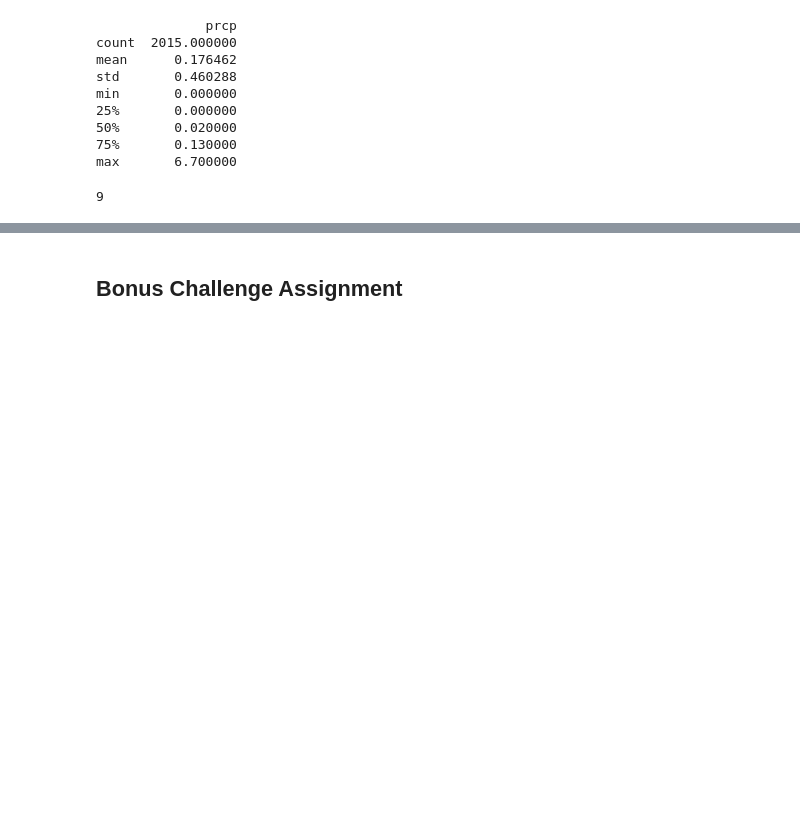
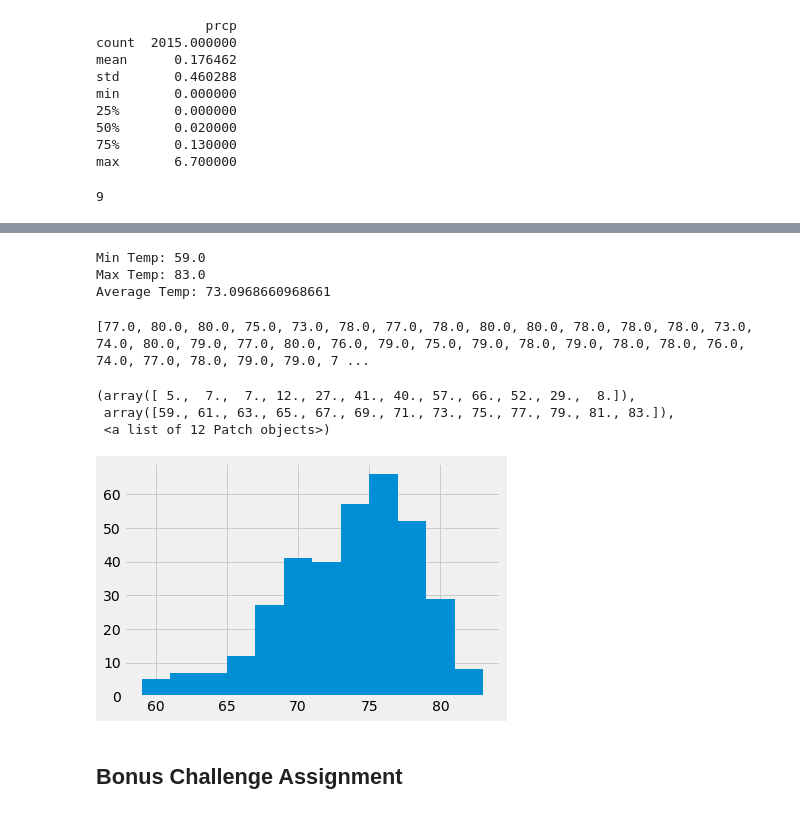
Before and after one commit to julieheadlee/sqlalchemy_challenge, a Jupyter notebook: climate_starter.ipynb, the cells around one changed output, grey strips where cells are left out. Cells and saved outputs as stored; diff of their text form; code cells hidden in the pictures; blank space fills up the shorter version.

```diff
--- a/climate_starter.ipynb
+++ b/climate_starter.ipynb
@@ -114,6 +120,50 @@ stations_df.head()
+# %%
+# Using the station id from the previous query, calculate the lowest temperature recorded,
+# highest temperature recorded, and average temperature of the most active station?
+
+#Which station is most active?
+most_active=stations_df.head(1)
+station_id = most_active.index.values
+
+stations_temp_data = session.query(Measurement.station, Measurement.tobs).\
+     join(Station, Station.station == Measurement.station).\
+     filter(Measurement.date >= one_year_obj).\
+     filter(Measurement.station == station_id[0]).all()  # station_id[0] is the most active found above
+stations_temp_df = pd.DataFrame(stations_temp_data)
+stations_temp_df.head()
+min_temp = stations_temp_df['tobs'].min()
+max_temp = stations_temp_df['tobs'].max()
+average_temp = stations_temp_df['tobs'].mean()
+print(f'Min Temp: {min_temp}')
+print(f'Max Temp: {max_temp}')
+print(f'Average Temp: {average_temp}')
+# %% [output]
+Min Temp: 59.0
+Max Temp: 83.0
+Average Temp: 73.0968660968661
 # %%
 # Choose the station with the highest number of temperature observations.
 # Query the last 12 months of temperature observation data for this station and plot the results as a histogram
+stations_temp_data_12 = session.query(Measurement.tobs).\
+     join(Station, Station.station == Measurement.station).\
+     filter(Measurement.date >= one_year_obj).\
+     filter(Measurement.station == station_id[0]).all()
+
+# need a simpler list
+temps = []
+for temp in stations_temp_data_12:
+    temps.append(temp.tobs)
+
+# Histogram with 12 bins
+bins = 12
+fig,ax = plt.subplots(1,1)
+ax.hist(temps, bins)
+# %% [output]
+[77.0, 80.0, 80.0, 75.0, 73.0, 78.0, 77.0, 78.0, 80.0, 80.0, 78.0, 78.0, 78.0, 73.0, 74.0, 80.0, 79.0, 77.0, 80.0, 76.0, 79.0, 75.0, 79.0, 78.0, 79.0, 78.0, 78.0, 76.0, 74.0, 77.0, 78.0, 79.0, 79.0, 7 ...
+(array([ 5.,  7.,  7., 12., 27., 41., 40., 57., 66., 52., 29.,  8.]),
+ array([59., 61., 63., 65., 67., 69., 71., 73., 75., 77., 79., 81., 83.]),
+ <a list of 12 Patch objects>)
+[figure, added]
 # %%
 #close the session -- move this to bonus if continuing on
 session.close()
```
Also changed, not shown: parts of 4 cells of this notebook.
